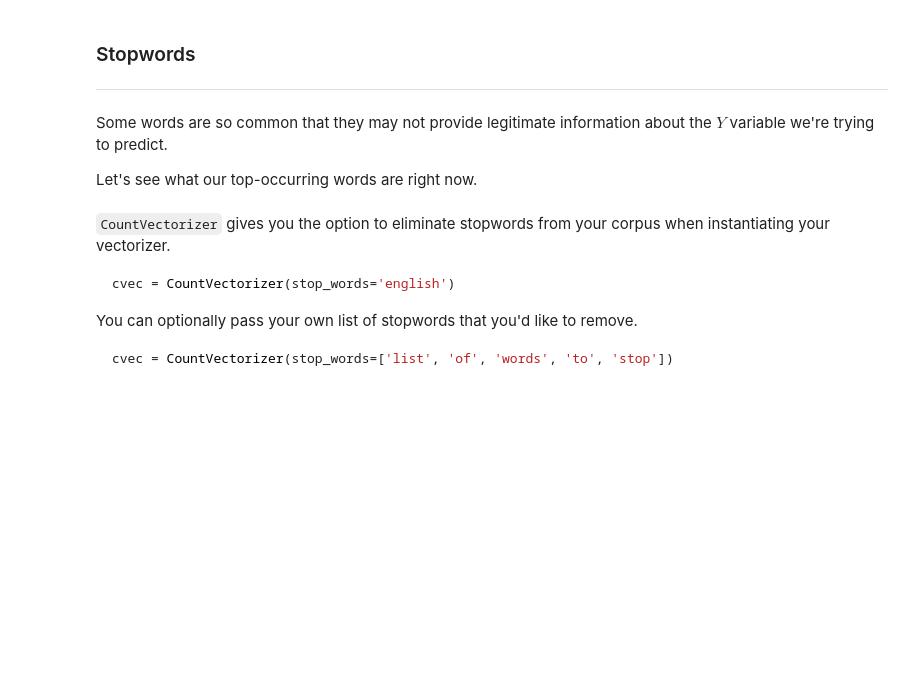
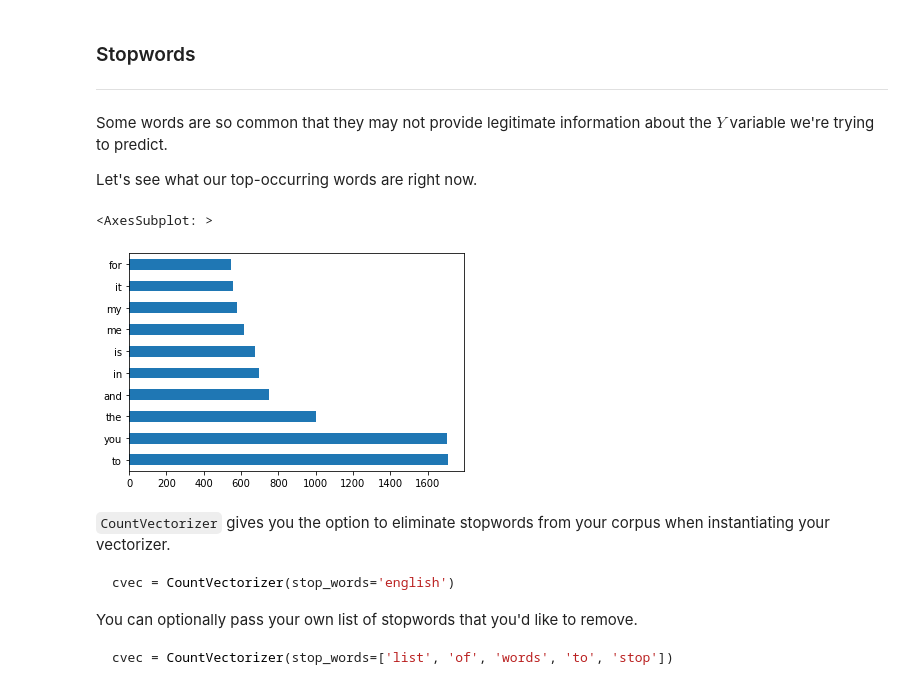
Before and after one commit to jfkoehler/nyu_bootcamp_fa23, a Jupyter notebook: nlp-starter.ipynb, the cells around one changed output. Saved outputs shown, nothing was run; the diff lists cells and outputs as text; code cells hidden in the pictures; blank space fills up the shorter version.

```diff
--- a/nlp-starter.ipynb
+++ b/nlp-starter.ipynb
@@ -83,5 +99,6 @@ Let's set up our data for modeling:
 # %%
 # Split the data into the training and testing sets.
+X_train, X_test, y_train, y_test = train_test_split(X, y, random_state=22)
 # %% [markdown]
 # Pre-Processing
 
@@ -105,5 +122,7 @@ The easiest way for us to convert text data into a structured, numeric `X` dataf
 ![](./images/countvectorizer2.png)
 # %%
 # Instantiate a CountVectorizer.
+cvec = CountVectorizer()
 # %%
 # Fit the vectorizer on our corpus.
+cvec.fit(X_train)
@@ -110,5 +131,7 @@ The easiest way for us to convert text data into a structured, numeric `X` dataf
 # %%
 # Transform the corpus.
+X_train_cvec = cvec.transform(X_train)
+X_test_cvec = cvec.transform(X_test)
 # %% [markdown]
 <img src="./images/countvectorizer.png" alt="drawing" width="750"/>
 
@@ -145,9 +188,13 @@ Some words are so common that they may not provide legitimate information about
 Let's see what our top-occurring words are right now.
 # %%
 # Convert X_train into a DataFrame.
-
+dtm = pd.DataFrame(X_train_cvec.todense(), columns = cvec.get_feature_names_out())
 
 # plot top occuring words
+dtm.sum().sort_values(ascending = False).head(10).plot(kind = 'barh')
+# %% [output]
+<AxesSubplot: >
+[figure, added]
 # %% [markdown]
 `CountVectorizer` gives you the option to eliminate stopwords from your corpus when instantiating your vectorizer.
 
```
Also changed, not shown: parts of 28 cells of this notebook, 8 other files.
